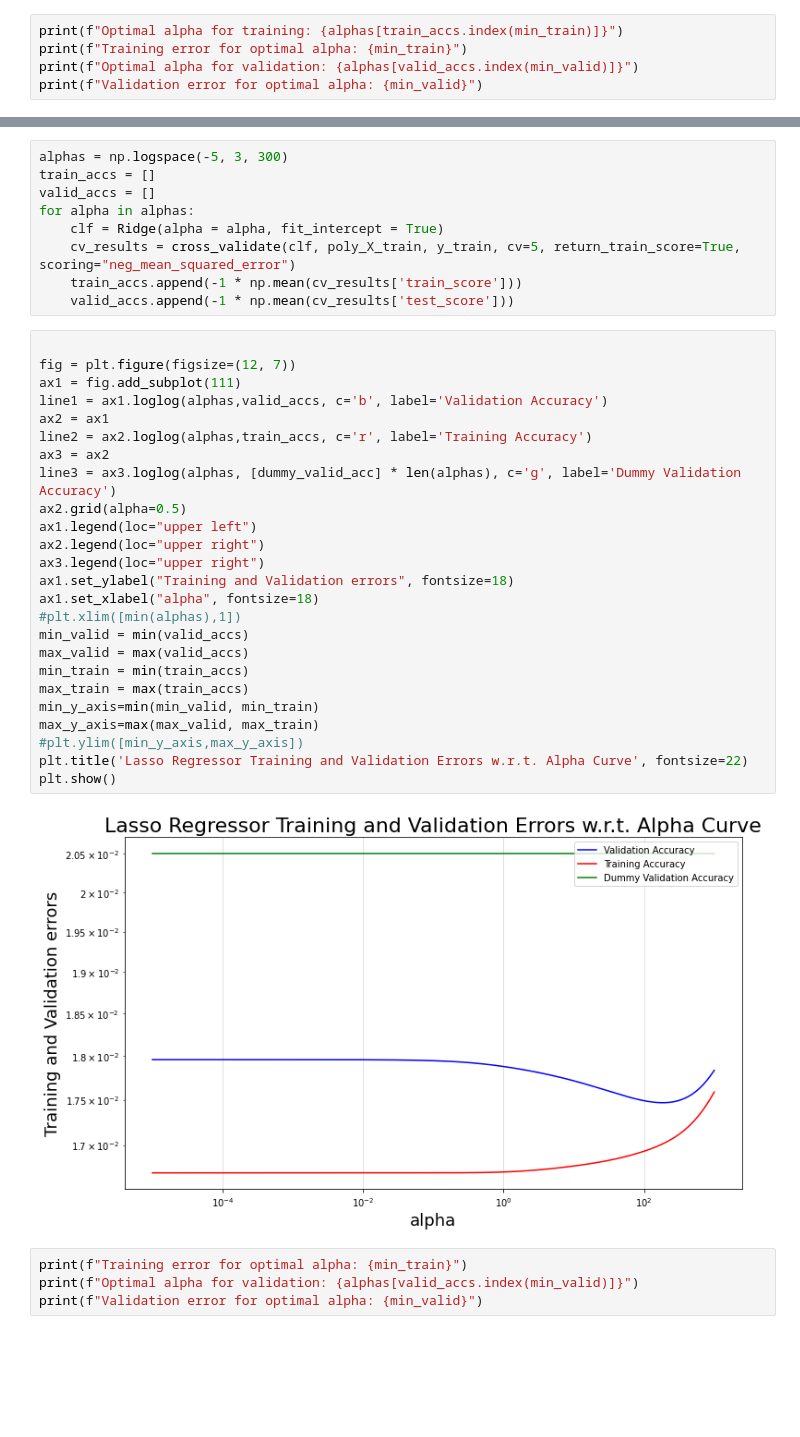
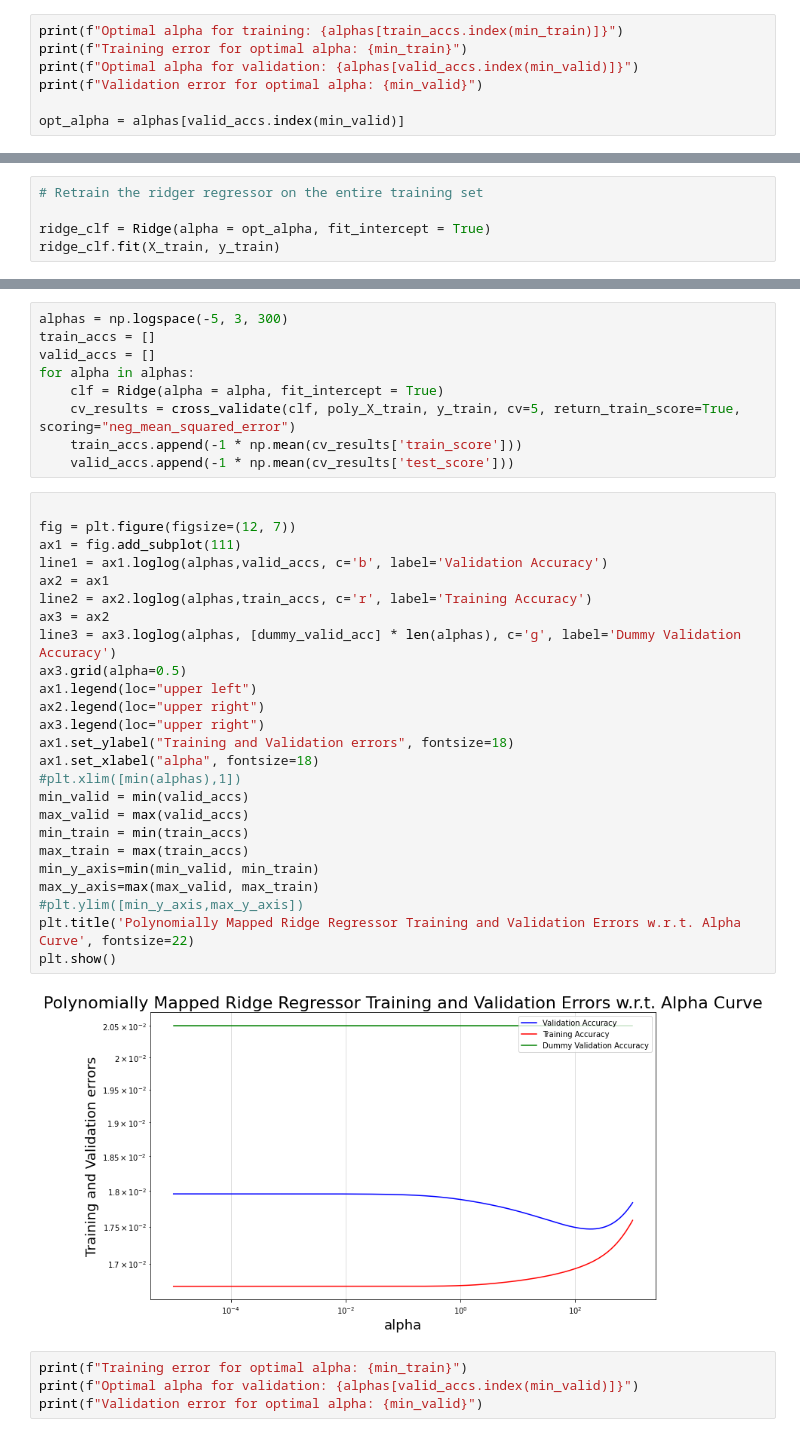
Before and after one commit to danielscohen/ml_hw3, a Jupyter notebook: 313575599-308160647.ipynb, the cells around one changed output, grey strips where cells are left out. Drawn from its saved outputs; the diff is of its cells as text; blank space fills up the shorter version.

```diff
--- a/313575599-308160647.ipynb
+++ b/313575599-308160647.ipynb
@@ -387,8 +377,15 @@ print(f"Optimal alpha for training: {alphas[train_accs.index(min_train)]}")
 print(f"Training error for optimal alpha: {min_train}")
 print(f"Optimal alpha for validation: {alphas[valid_accs.index(min_valid)]}")
 print(f"Validation error for optimal alpha: {min_valid}")
+
+opt_alpha = alphas[valid_accs.index(min_valid)]
 # %% [output]
 Optimal alpha for training: 1e-05
 Training error for optimal alpha: 0.017211830384440106
 Optimal alpha for validation: 24.201282647943835
 Validation error for optimal alpha: 0.01740284303148417
+# %%
+# Retrain the ridger regressor on the entire training set
+
+ridge_clf = Ridge(alpha = opt_alpha, fit_intercept = True)
+ridge_clf.fit(X_train, y_train)
@@ -492,30 +526,30 @@ for alpha in alphas:
 # %%
 
 fig = plt.figure(figsize=(12, 7))
 ax1 = fig.add_subplot(111)
 line1 = ax1.loglog(alphas,valid_accs, c='b', label='Validation Accuracy')
 ax2 = ax1
 line2 = ax2.loglog(alphas,train_accs, c='r', label='Training Accuracy')
 ax3 = ax2
 line3 = ax3.loglog(alphas, [dummy_valid_acc] * len(alphas), c='g', label='Dummy Validation Accuracy')
-ax2.grid(alpha=0.5)
+ax3.grid(alpha=0.5)
 ax1.legend(loc="upper left")
 ax2.legend(loc="upper right")
 ax3.legend(loc="upper right")
 ax1.set_ylabel("Training and Validation errors", fontsize=18)
 ax1.set_xlabel("alpha", fontsize=18)
 #plt.xlim([min(alphas),1])
 min_valid = min(valid_accs)
 max_valid = max(valid_accs)
 min_train = min(train_accs)
 max_train = max(train_accs)
 min_y_axis=min(min_valid, min_train)
 max_y_axis=max(max_valid, max_train)
 #plt.ylim([min_y_axis,max_y_axis])
-plt.title('Lasso Regressor Training and Validation Errors w.r.t. Alpha Curve', fontsize=22)
+plt.title('Polynomially Mapped Ridge Regressor Training and Validation Errors w.r.t. Alpha Curve', fontsize=22)
 plt.show()
 # %% [output]
-[figure, old version]
+[figure, new version]
 # %%
 print(f"Training error for optimal alpha: {min_train}")
 print(f"Optimal alpha for validation: {alphas[valid_accs.index(min_valid)]}")
```
Also changed, not shown: parts of 15 cells of this notebook, 5 other files.
